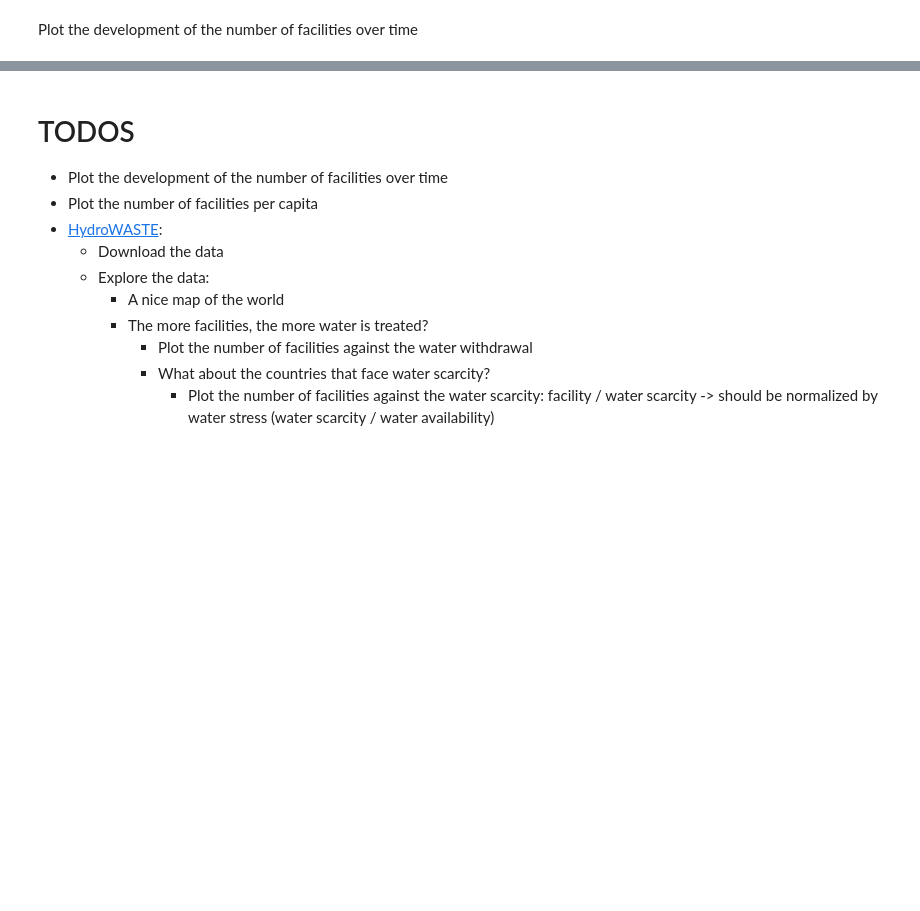
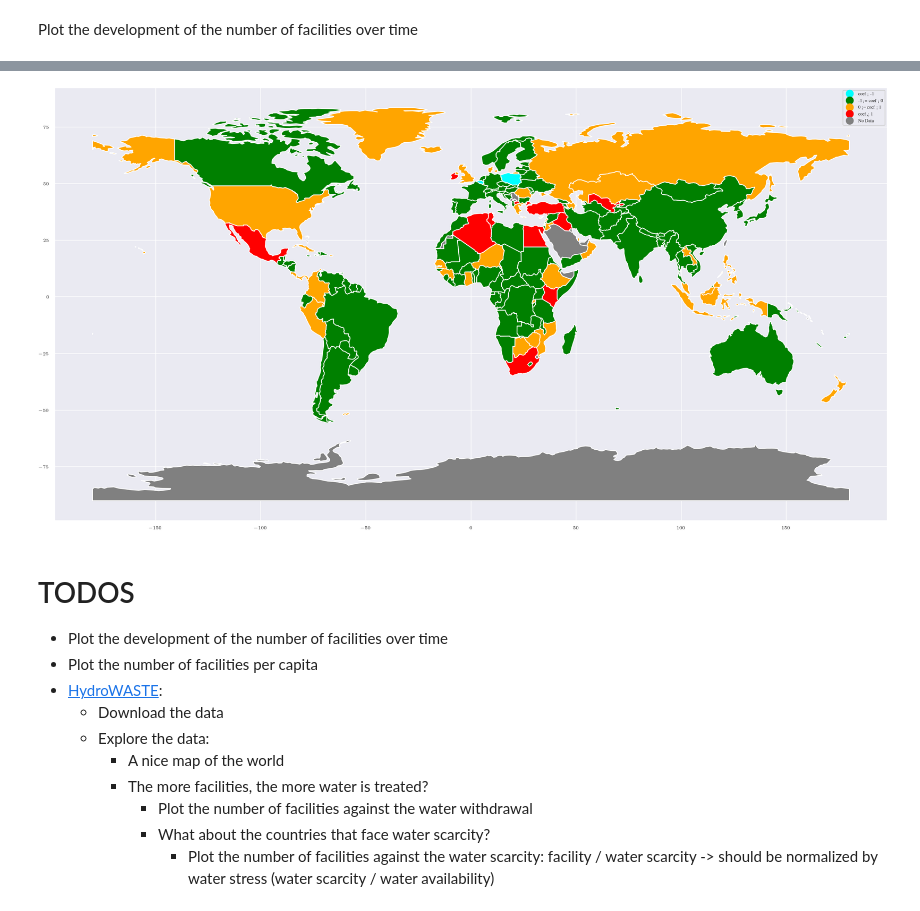
Before and after one commit to am9zZWY/team-aqua, a Jupyter notebook: exp/exp_global_water_management_strategies.ipynb, the cells around one changed output, grey strips where cells are left out. Saved outputs shown, nothing was run; the diff lists cells and outputs as text; code cells hidden in the pictures; blank space fills up the shorter version.

```diff
--- a/exp/exp_global_water_management_strategies.ipynb
+++ b/exp/exp_global_water_management_strategies.ipynb
@@ -174,0 +211,12 @@ plot_coeffs(waste_df, 'Number of municipal wastewater treatment facilities')
+# %%
+# Plot the water quality for each country
+# The countries that have a negative slope and a bad water quality, are the ones we are interested in
+
+# Create a new dataframe with only the columns we are interested in
+interesting_var = 'SDG 6.4.2. Water Stress'
+
+waste_df = aquastat_df[['Country', 'Year', interesting_var]]
+waste_df = waste_df.dropna()  # Drop rows with missing values
+waste_df = waste_df.sort_values(by=interesting_var, ascending=False)  # Sort by number of facilities
+
+waste_df
@@ -175,3 +237,7 @@ plot_coeffs(waste_df, 'Number of municipal wastewater treatment facilities')
+# %%
+plot_coeffs(waste_df, 'SDG 6.4.2. Water Stress', invert_colors=True)
+# %% [output]
+[figure, added]
 # %% [markdown]
 # TODOS
 
```
Also changed, not shown: parts of 10 cells of this notebook.
